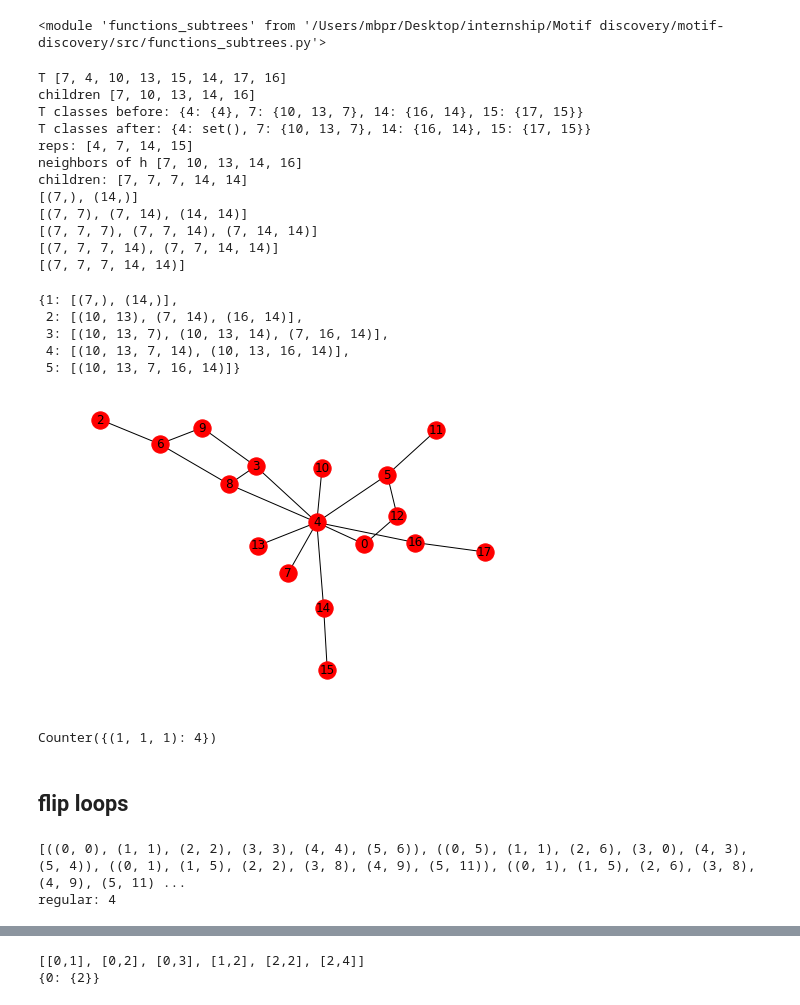
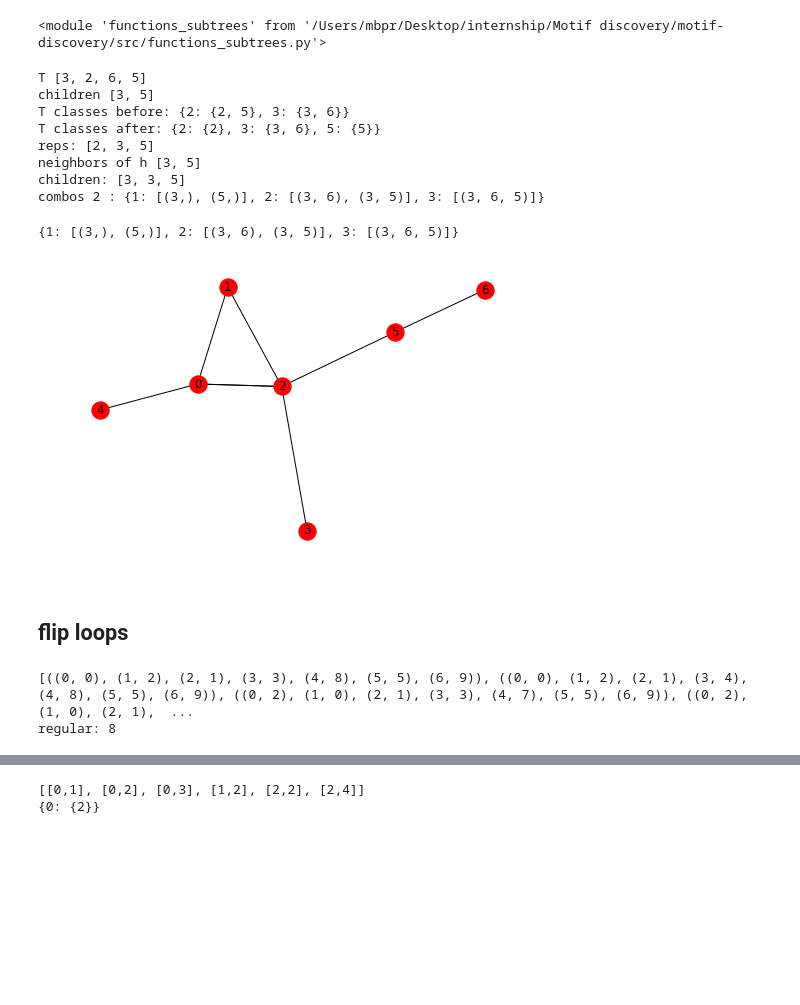
Before and after one commit to ta-rekt/motif-discovery, a Jupyter notebook: src/testing.ipynb, the cells around one changed output, grey strips where cells are left out. Saved outputs shown, nothing was run; the diff lists cells and outputs as text; code cells hidden in the pictures; blank space fills up the shorter version.

```diff
--- a/src/testing.ipynb
+++ b/src/testing.ipynb
@@ -112,40 +111,27 @@ def enumSubtrees(H, h, sb=False):
     return combos
 # %%
-G = parseStringToGraph('[[16,17], [4,16], [14,15], [4,14], [4,7], [4,10], [4,13], [12,5], [12,0], [11,5], [2,6], [3,4], [3,8], [3,9], [4,5], [4,8], [4,0], [6,8], [6,9]]')
-nx.draw(G, with_labels=True)
+# G = parseStringToGraph('[[16,17], [4,16], [14,15], [4,14], [4,7], [4,10], [4,13], [12,5], [12,0], [11,5], [2,6], [3,4], [3,8], [3,9], [4,5], [4,8], [4,0], [6,8], [6,9]]')
+H = nx.scale_free_graph(hSize, seed=m)
+H = nx.to_undirected(H)
+stringH = graphToString(H)
 
-K = nx.Graph()
-K.add_edges_from(G.edges())
+nx.draw(H, with_labels=True)
+
+K = parseStringToGraph(stringH)
 fns.onionDecompose(K)
-fns.onionDecompose(G)
 
-enumSubtrees(G, 4, True)
+enumSubtrees(K, 2, True)
 # %% [output]
-T [7, 4, 10, 13, 15, 14, 17, 16]
-children [7, 10, 13, 14, 16]
-T classes before: {4: {4}, 7: {10, 13, 7}, 14: {16, 14}, 15: {17, 15}}
-T classes after: {4: set(), 7: {10, 13, 7}, 14: {16, 14}, 15: {17, 15}}
-reps: [4, 7, 14, 15]
-neighbors of h [7, 10, 13, 14, 16]
-children: [7, 7, 7, 14, 14]
-[(7,), (14,)]
-[(7, 7), (7, 14), (14, 14)]
-[(7, 7, 7), (7, 7, 14), (7, 14, 14)]
-[(7, 7, 7, 14), (7, 7, 14, 14)]
-[(7, 7, 7, 14, 14)]
+T [3, 2, 6, 5]
+children [3, 5]
+T classes before: {2: {2, 5}, 3: {3, 6}}
+T classes after: {2: {2}, 3: {3, 6}, 5: {5}}
+reps: [2, 3, 5]
+neighbors of h [3, 5]
+children: [3, 3, 5]
+combos 2 : {1: [(3,), (5,)], 2: [(3, 6), (3, 5)], 3: [(3, 6, 5)]}
-{1: [(7,), (14,)],
- 2: [(10, 13), (7, 14), (16, 14)],
- 3: [(10, 13, 7), (10, 13, 14), (7, 16, 14)],
- 4: [(10, 13, 7, 14), (10, 13, 16, 14)],
- 5: [(10, 13, 7, 16, 14)]}
+{1: [(3,), (5,)], 2: [(3, 6), (3, 5)], 3: [(3, 6, 5)]}
-[figure, old version]
+[figure, new version]
-# %%
-L = [1,1,1,1]
-c = collections.Counter()
-c.update(map(tuple, map(sorted, it.combinations(L, 3))))
-c
-# %% [output]
-Counter({(1, 1, 1): 4})
 # %%
 def hencealoft(H, G):
     instances = []
@@ -392,9 +379,10 @@ nx.draw(G, with_labels=True)
 # %%
 # H = parseStringToGraph('[[1,2], [2,3], [3,4], [3,5], [4,2], [4,5], [5,0]]')
 # G = parseStringToGraph('[[1,2], [2,3], [3,4], [3,5], [4,2], [4,5], [5,0]]')
-m = 3  #3, 4
-gSize = 12
-hSize = 6
+m = 2  #(2,15,8); (2,11,7)
+n = m+1
+gSize = 10
+hSize = 7
 
 H = nx.scale_free_graph(hSize, seed=m)
 H = nx.to_undirected(H)
@@ -403,16 +391,15 @@ stringH = graphToString(H)
 J = parseStringToGraph(stringH)
 J.remove_edges_from(J.selfloop_edges())
 
-G = nx.scale_free_graph(gSize, seed=m)
+G = nx.scale_free_graph(gSize, seed=n)
 G = nx.to_undirected(G)
 K = nx.Graph()
 stringG = graphToString(G)
 K = parseStringToGraph(stringG)
 K.remove_edges_from(K.selfloop_edges())
-K.remove_node(10)
 
 print('regular:', fnr.findSubgraphInstances(J, K, True))
 # %% [output]
-[((0, 0), (1, 1), (2, 2), (3, 3), (4, 4), (5, 6)), ((0, 5), (1, 1), (2, 6), (3, 0), (4, 3), (5, 4)), ((0, 1), (1, 5), (2, 2), (3, 8), (4, 9), (5, 11)), ((0, 1), (1, 5), (2, 6), (3, 8), (4, 9), (5, 11) ...
-regular: 4
+[((0, 0), (1, 2), (2, 1), (3, 3), (4, 8), (5, 5), (6, 9)), ((0, 0), (1, 2), (2, 1), (3, 4), (4, 8), (5, 5), (6, 9)), ((0, 2), (1, 0), (2, 1), (3, 3), (4, 7), (5, 5), (6, 9)), ((0, 2), (1, 0), (2, 1),  ...
+regular: 8
 # %%
```
Also changed, not shown: parts of 6 cells of this notebook.
